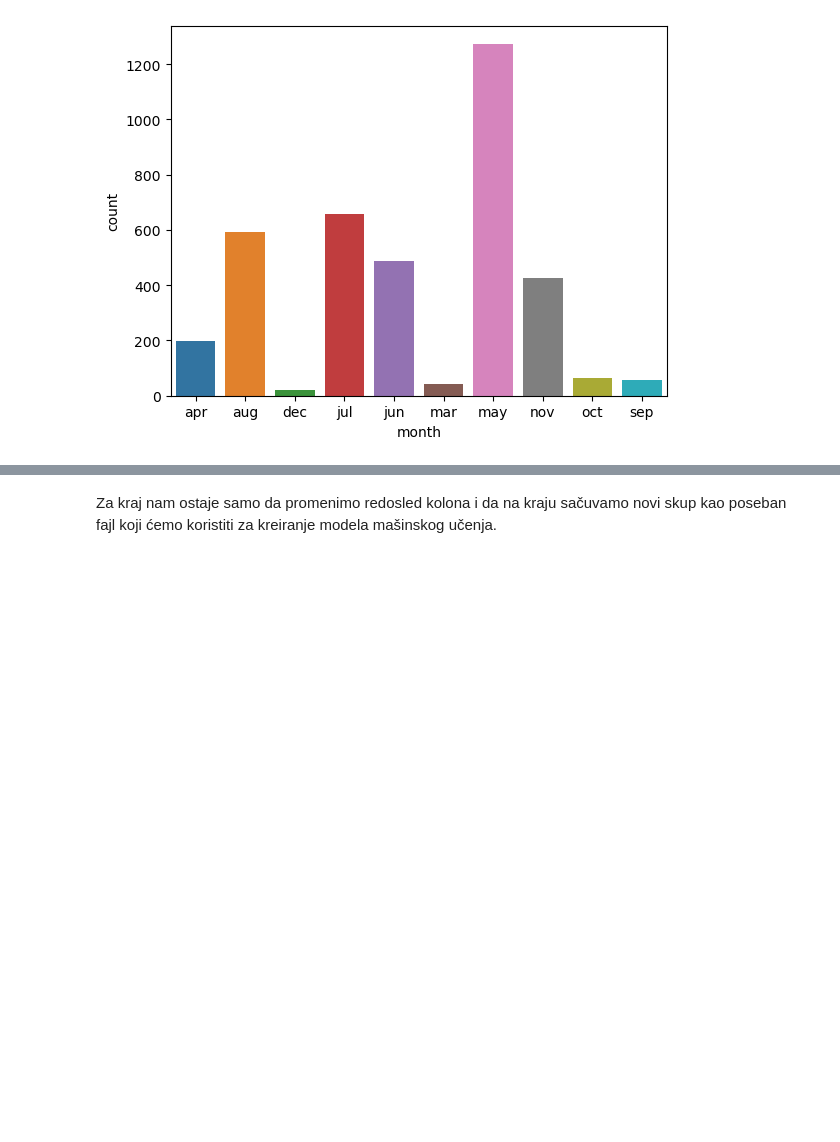
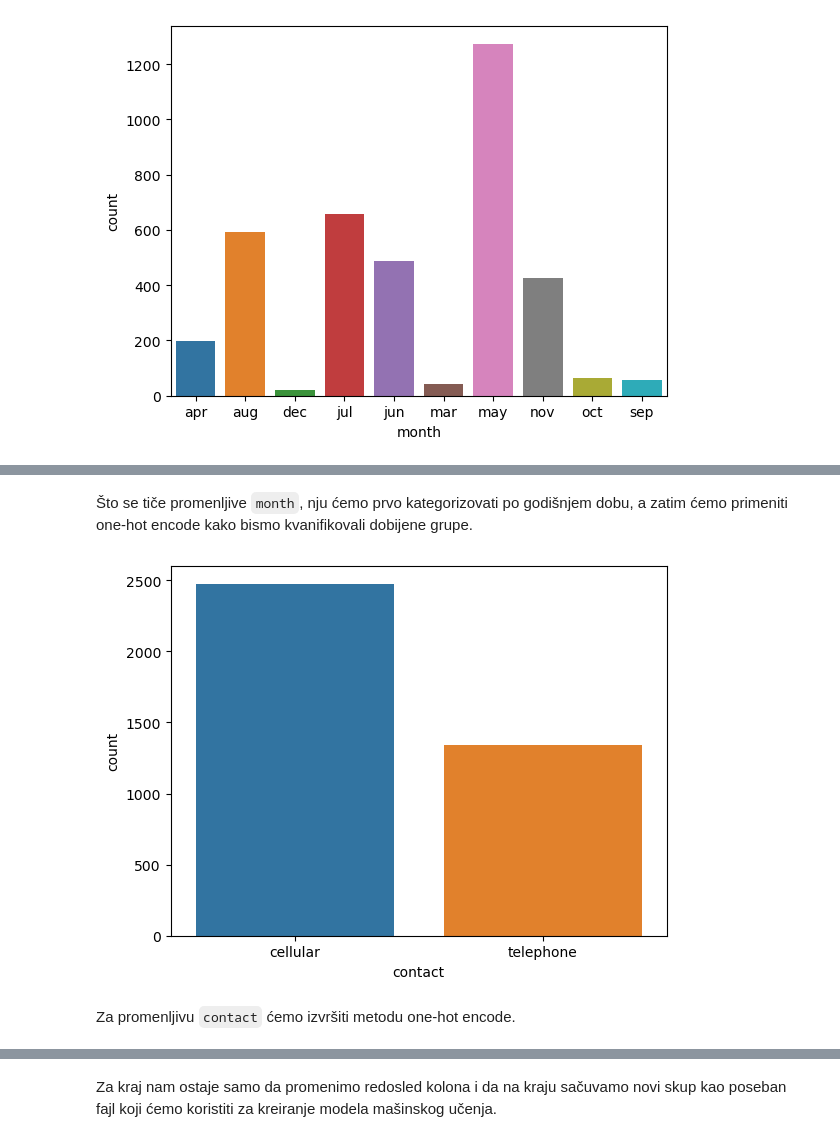
Before and after one commit to NemanjaGojkovic/Kori-enje-klasifikacije-i-klasterovanja-u-sistemu-banke, a Jupyter notebook: Analiza podataka (2. domaci).ipynb, the cells around one changed output, grey strips where cells are left out. Cells and saved outputs as stored; diff of their text form; code cells hidden in the pictures; blank space fills up the shorter version.

```diff
--- a/Analiza podataka (2. domaci).ipynb
+++ b/Analiza podataka (2. domaci).ipynb
@@ -665,0 +637,2 @@ banks=banks.drop('poutcome', axis=1)
+# %% [markdown]
+Što se tiče promenljive `month`, nju ćemo prvo kategorizovati po godišnjem dobu, a zatim ćemo primeniti one-hot encode kako bismo kvanifikovali dobijene grupe.
@@ -665,0 +657,7 @@ banks=banks.drop('poutcome', axis=1)
+# %%
+sns.countplot(x=banks.contact)
+plt.show()
+# %% [output]
+[figure, added]
+# %% [markdown]
+Za promenljivu `contact` ćemo izvršiti metodu one-hot encode.
```
Also changed, not shown: parts of 45 cells of this notebook, 2 other files.
